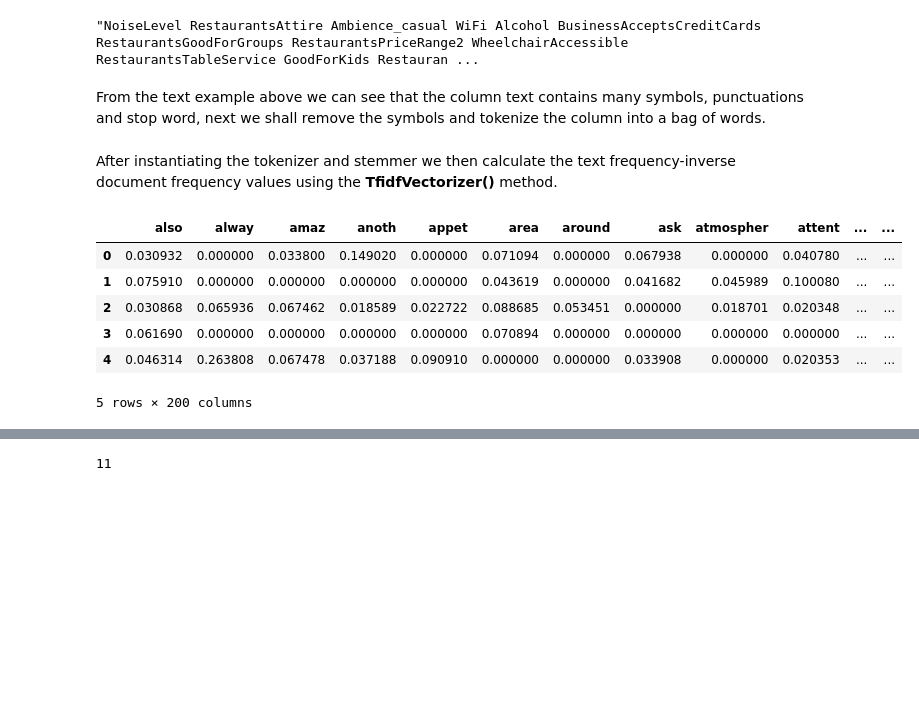
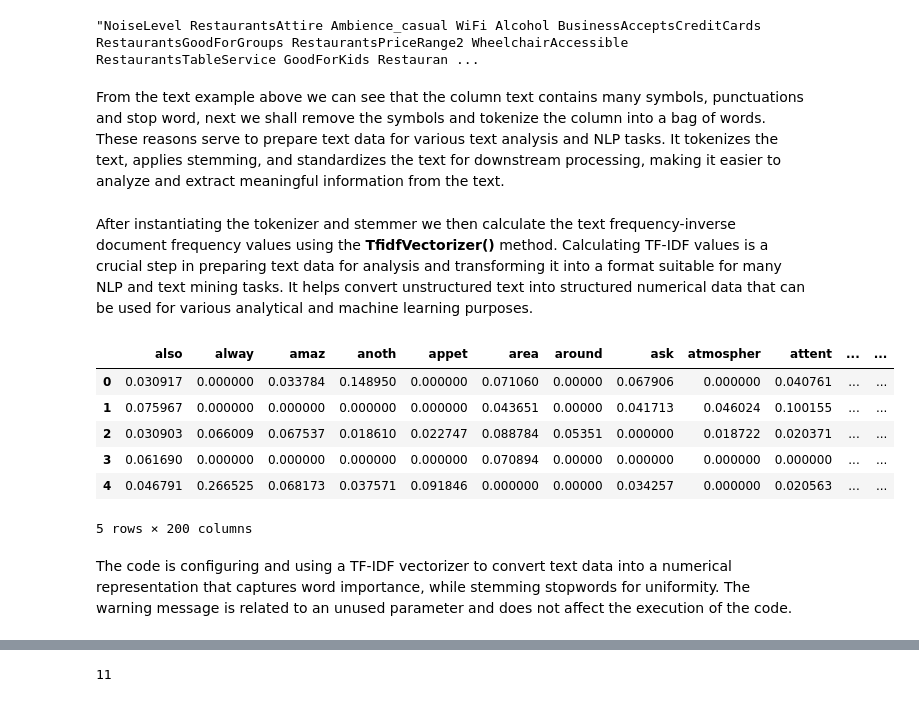
Before and after one commit to sha-ddie/Restaurant-Recommender-System, a Jupyter notebook: student.ipynb, the cells around one changed output, grey strips where cells are left out. Drawn from its saved outputs; the diff is of its cells as text; code cells hidden in the pictures; blank space fills up the shorter version.

```diff
--- a/student.ipynb
+++ b/student.ipynb
@@ -630,17 +694,29 @@ df.head()
 # %%
 def decompress(x):
     list_ = []
-    data_dict=eval(x)
-    for key,val in data_dict.items():
-        if (key in ['Ambience','GoodForMeal','BusinessParking']) and ( val != "None"):
+# evaluate the attributes column to convert it from a string to a dictionary
+    data_dict = eval(x)
+
+# iterate through the key-value pairs in the dictionary
+    for key, val in data_dict.items():
+# check if the key is in the specified categories and if the value is not "None"
+        if (key in ['Ambience', 'GoodForMeal', 'BusinessParking']) and (val != "None"):
+# if conditions are met, further iterate through sub-dictionary
             for key_, val_ in eval(data_dict[key]).items():
-                if val_: list_.append(f'{key}_{key_}')
+# if the sub-dictionary value is true, append it to the list
+                if val_:
+                    list_.append(f'{key}_{key_}')
         else:
-            if val!='False':
+# if the value is not false, append the key to the list
+            if val != 'False':
                 list_.append(key)
+
+# join the list of selected attribute names into a space-separated string
     return " ".join(list_)
-# creatng a dataset with a new column 'attributes_true' with only the keys that have true values
-df['attributes_true']=df.attributes.apply( lambda x: decompress(x) if x!='Not-Available' else ' ')
+
+# create a new column 'attributes_true' in th df by applying the decompress function
+# include a condition to handle cases where attributes is 'Not-Available'
+df['attributes_true'] = df.attributes.apply(lambda x: decompress(x) if x != 'Not-Available' else ' ')
 # %%
 print("Before:")
 print(eval(df.attributes[0]))
@@ -661,7 +737,7 @@ df.details[0]
 # %% [output]
 "NoiseLevel RestaurantsAttire Ambience_casual WiFi Alcohol BusinessAcceptsCreditCards RestaurantsGoodForGroups RestaurantsPriceRange2 WheelchairAccessible RestaurantsTableService GoodForKids Restauran ...
 # %% [markdown]
-From the text example above we can see that the column text contains many symbols, punctuations and stop word, next we shall remove the symbols and tokenize the column into a bag of words.
+From the text example above we can see that the column text contains many symbols, punctuations and stop word, next we shall remove the symbols and tokenize the column into a bag of words. These reasons serve to prepare text data for various text analysis and NLP tasks. It tokenizes the text, applies stemming, and standardizes the text for downstream processing, making it easier to analyze and extract meaningful information from the text.
 # %%
 # firts create a pattern that strips all the no word characters from words during tokenization
 pattern =r"(?u)\b\w\w+\b"
@@ -677,35 +753,37 @@ def stem_and_tokenize(list_):
     tokens = tokenizer.tokenize(list_)
     return [stemmer.stem(token) for token in tokens]
 # %% [markdown]
-After instantiating the tokenizer and stemmer we then calculate the text frequency-inverse document frequency values using the  **TfidfVectorizer()** method.
+After instantiating the tokenizer and stemmer we then calculate the text frequency-inverse document frequency values using the  **TfidfVectorizer()** method. Calculating TF-IDF values is a crucial step in preparing text data for analysis and transforming it into a format suitable for many NLP and text mining tasks. It helps convert unstructured text into structured numerical data that can be used for various analytical and machine learning purposes.
 # %%
 # instantiating the stop words
-#stopwords=stopwords.words('english')
+stopwords=stopwords.words('english')
 # stemming the stopwords for uniformity during removing stopwords
 stopwords=[ stemmer.stem(i) for i in stopwords]
 
 
 tfidf = TfidfVectorizer( max_features=200 ,
                         stop_words=stopwords,
                         tokenizer= stem_and_tokenize
 #                         ngram_range=(1, 2),
 #                         min_df=0,
                         )
 
 
 # fitting and transforming the details column to extract the top 200 features
 tfidf_matrix=tfidf.fit_transform(df['details'])
 
 # previewing the tfidf matrix
 pd.DataFrame.sparse.from_spmatrix(tfidf_matrix, columns=tfidf.get_feature_names_out()).head()
 # %% [output]
 |  | also | alway | amaz | anoth | appet | area | around | ask | atmospher | attent | ... | ... |
-| 0 | 0.030932 | 0.000000 | 0.033800 | 0.149020 | 0.000000 | 0.071094 | 0.000000 | 0.067938 | 0.000000 | 0.040780 | ... | ... |
-| 1 | 0.075910 | 0.000000 | 0.000000 | 0.000000 | 0.000000 | 0.043619 | 0.000000 | 0.041682 | 0.045989 | 0.100080 | ... | ... |
-| 2 | 0.030868 | 0.065936 | 0.067462 | 0.018589 | 0.022722 | 0.088685 | 0.053451 | 0.000000 | 0.018701 | 0.020348 | ... | ... |
-| 3 | 0.061690 | 0.000000 | 0.000000 | 0.000000 | 0.000000 | 0.070894 | 0.000000 | 0.000000 | 0.000000 | 0.000000 | ... | ... |
-| 4 | 0.046314 | 0.263808 | 0.067478 | 0.037188 | 0.090910 | 0.000000 | 0.000000 | 0.033908 | 0.000000 | 0.020353 | ... | ... |
+| 0 | 0.030917 | 0.000000 | 0.033784 | 0.148950 | 0.000000 | 0.071060 | 0.00000 | 0.067906 | 0.000000 | 0.040761 | ... | ... |
+| 1 | 0.075967 | 0.000000 | 0.000000 | 0.000000 | 0.000000 | 0.043651 | 0.00000 | 0.041713 | 0.046024 | 0.100155 | ... | ... |
+| 2 | 0.030903 | 0.066009 | 0.067537 | 0.018610 | 0.022747 | 0.088784 | 0.05351 | 0.000000 | 0.018722 | 0.020371 | ... | ... |
+| 3 | 0.061690 | 0.000000 | 0.000000 | 0.000000 | 0.000000 | 0.070894 | 0.00000 | 0.000000 | 0.000000 | 0.000000 | ... | ... |
+| 4 | 0.046791 | 0.266525 | 0.068173 | 0.037571 | 0.091846 | 0.000000 | 0.00000 | 0.034257 | 0.000000 | 0.020563 | ... | ... |
 5 rows × 200 columns
+# %% [markdown]
+The code is configuring and using a TF-IDF vectorizer to convert text data into a numerical representation that captures word importance, while stemming stopwords for uniformity. The warning message is related to an unused parameter and does not affect the execution of the code.
 # %%
 # creating a matrix of the cosine similarities of the various rows based on the tidf scores
 cosine_similarity=cosine_similarity(tfidf_matrix)
```
Also changed, not shown: parts of 65 cells of this notebook.
